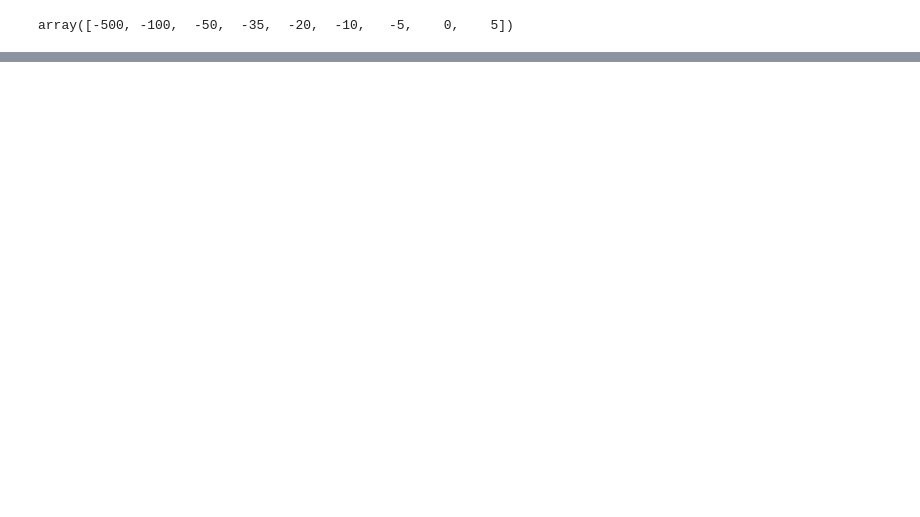
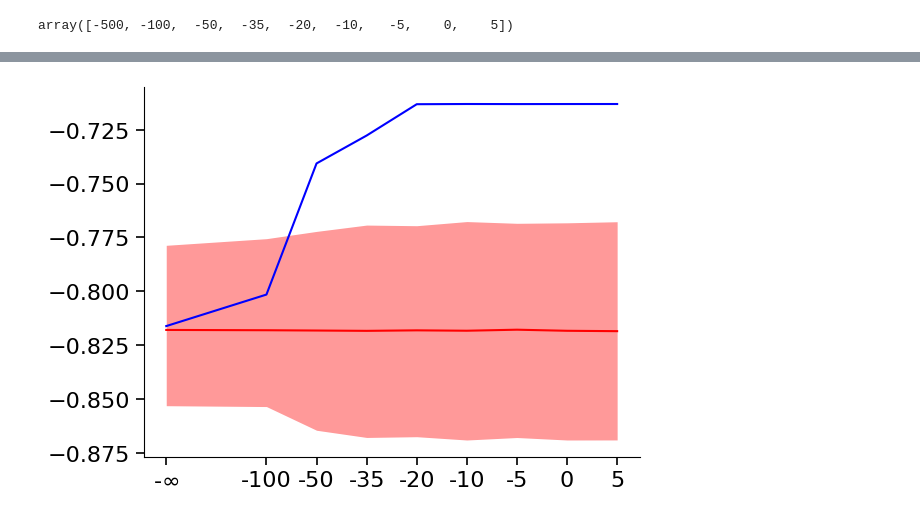
Before and after one commit to Ishita19801/multilaminar_sim, a Jupyter notebook: figures/plot_figure_02_snr.ipynb, the cells around one changed output, grey strips where cells are left out. Cells and saved outputs as stored; diff of their text form; code cells hidden in the pictures; blank space fills up the shorter version.

```diff
--- a/figures/plot_figure_02_snr.ipynb
+++ b/figures/plot_figure_02_snr.ipynb
@@ -544,0 +622,10 @@ array([-500, -100,  -50,  -35,  -20,  -10,   -5,    0,    5])
+# %%
+plt.figure()
+ax=plt.subplot(1,1,1)
+ax.plot(snr_ix,cwds,'b')
+ax.plot(snr_ix,np.mean(permuted_cwds,axis=-1),'r')
+ax.fill_between(snr_ix, cwds_95ci_shuf[0], cwds_95ci_shuf[1], color='r', lw=0, alpha=0.4)
+ax.set_xticks(snr_ix)
+_=ax.set_xticklabels(tick_labels)
+# %% [output]
+[figure, added]
```
Also changed, not shown: parts of 13 cells of this notebook, 1 other file.
